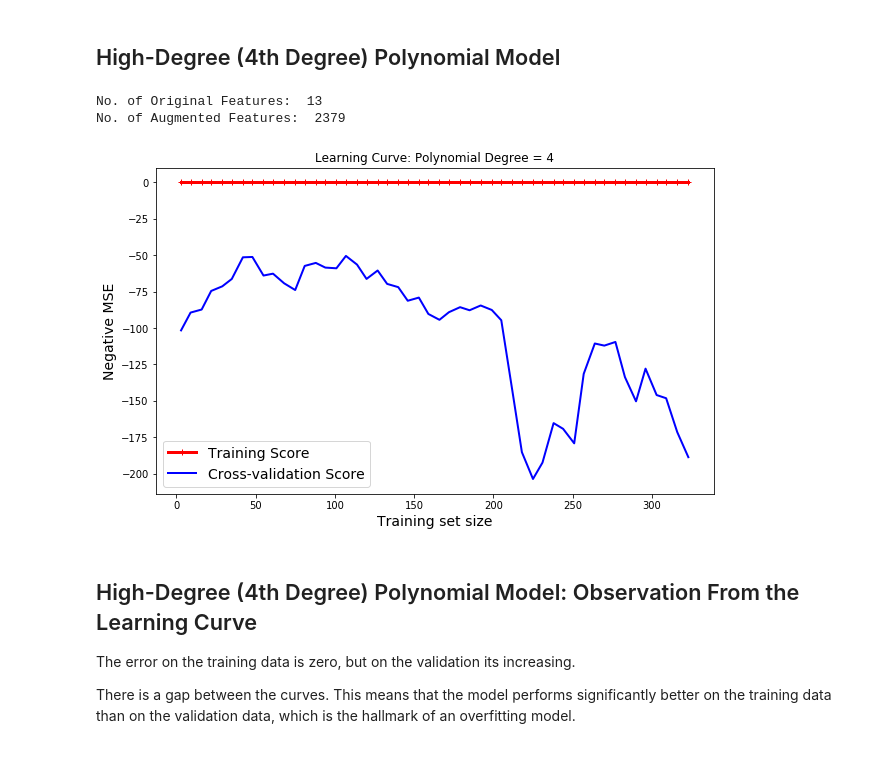
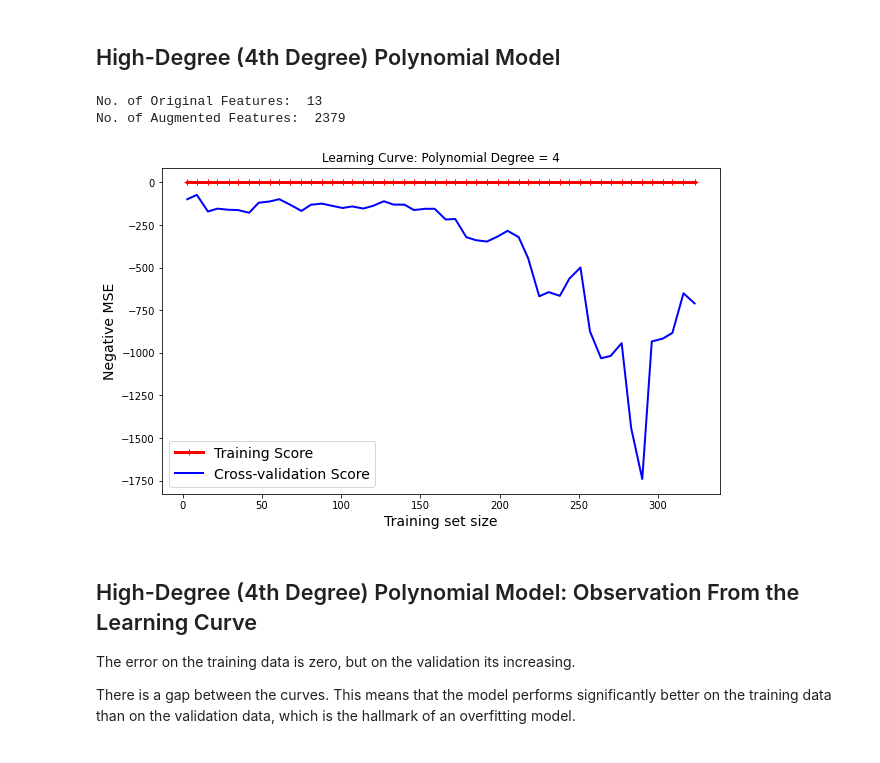
Before and after one commit to rhasanbd/Linear-Regression-Extensive-Adventure, a Jupyter notebook: Linear Regression-2-OLS Polynomial Regression-Frequentist Approach.ipynb, the cells around one changed output. Saved outputs shown, nothing was run; the diff lists cells and outputs as text; code cells hidden in the pictures.

```diff
--- a/Linear Regression-2-OLS Polynomial Regression-Frequentist Approach.ipynb
+++ b/Linear Regression-2-OLS Polynomial Regression-Frequentist Approach.ipynb
@@ -384,12 +382,3 @@ Optimal Degree:  2
-# %%
-scaler = StandardScaler()
-
-# Fit on training set only.
-scaler.fit(X_train)
-
-# Apply transform to both the training set and the test set.
-X_train = scaler.transform(X_train)
-X_test = scaler.transform(X_test)
 # %% [markdown]
 ## Train a Polynomial Linear Regression Model using the Optimal Degree
 
@@ -407,6 +396,16 @@ X_train_poly = poly_features.fit_transform(X_train)
 
 print("No. of Original Features: ", X_train.shape[1])
 print("No. of Augmented Features: ", X_train_poly.shape[1])
+
+
+# Standardize the augmented features
+scaler = StandardScaler()
+
+# Fit on training set only
+scaler.fit(X_train_poly)
+
+# Apply transform to both the training set and the test set (next block)
+X_train_poly = scaler.transform(X_train_poly)
 
 
 
@@ -577,35 +580,35 @@ print("No. of Augmented Features: ", X_train_poly.shape[1])
 
 scaler = StandardScaler().fit(X_train_poly)
 X_train_poly_standardized = scaler.transform(X_train_poly)
 
 
 
-train_sizes, train_scores, val_scores = learning_curve(LinearRegression(), X_train_poly_standardized, y_train, cv=5,
+train_sizes, train_scores, val_scores = learning_curve(LinearRegression(), X_train_poly_standardized, y_train, cv=3,
                                                         scoring='neg_mean_squared_error',
                                                         train_sizes=np.linspace(0.01, 1.0, 50))
 
 
 # Create means and standard deviations of training set scores
 train_mean = np.mean(train_scores, axis=1)
 train_std = np.std(train_scores, axis=1)
 
 # Create means and standard deviations of validation set scores
 val_mean = np.mean(val_scores, axis=1)
 val_std = np.std(val_scores, axis=1)
 
 
 plt.figure(figsize=(10, 6))
 plt.plot(train_sizes, train_mean, "r-+", linewidth=3, label="Training Score")
 plt.plot(train_sizes, val_mean, "b-", linewidth=2, label="Cross-validation Score")
 plt.legend(loc="best", fontsize=14)
 plt.xlabel("Training set size", fontsize=14)
 plt.ylabel("Negative MSE", fontsize=14)
 plt.title("Learning Curve: Polynomial Degree = %d" % poly_degree)
 plt.show()
 # %% [output]
 No. of Original Features:  13
 No. of Augmented Features:  2379
-[figure, old version]
+[figure, new version]
 # %% [markdown]
 ## High-Degree (4th Degree) Polynomial Model: Observation From the Learning Curve
 
```
Also changed, not shown: parts of 6 cells of this notebook.
